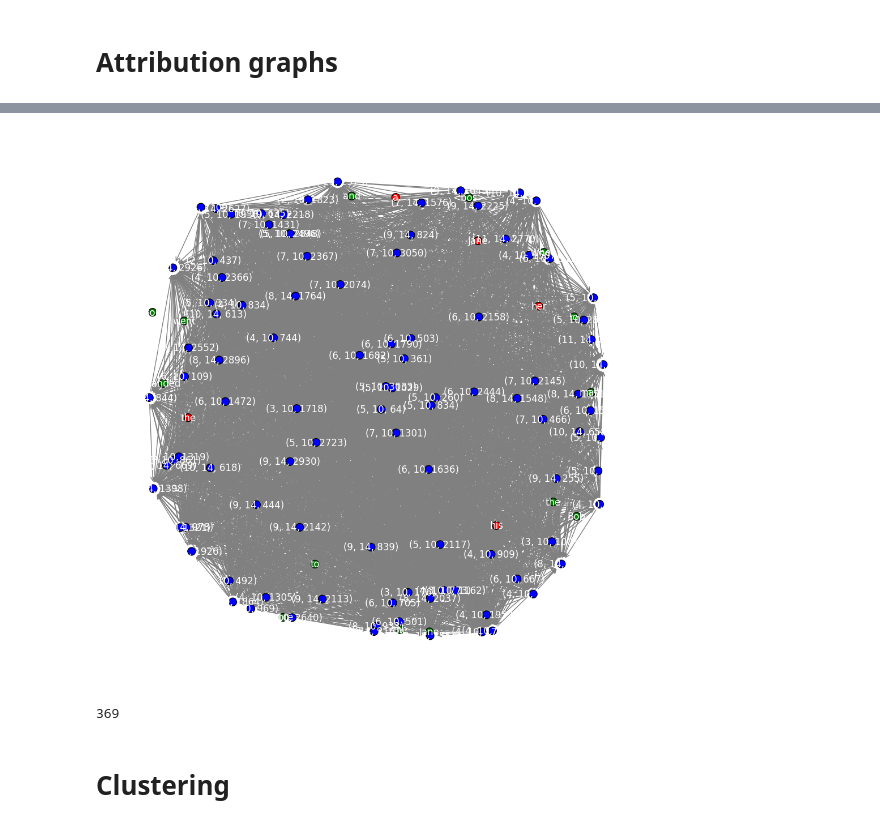
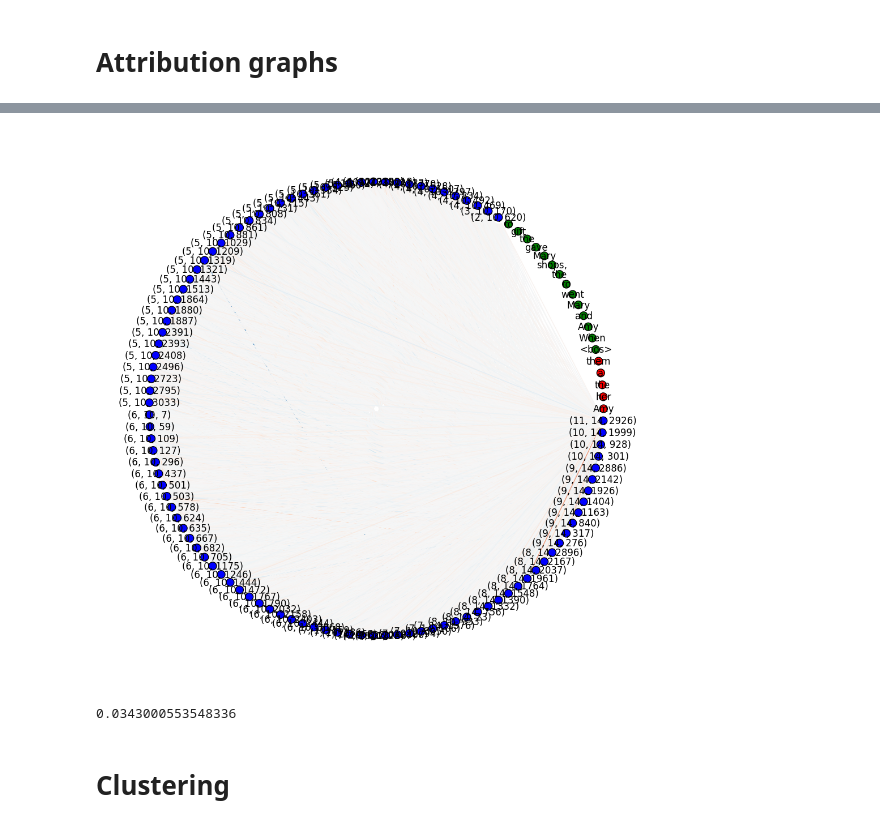
Before and after one commit to D4niel0s/NLP_project_circuits, a Jupyter notebook: neuron-clusters-influence.ipynb, the cells around one changed output, grey strips where cells are left out. Drawn from its saved outputs; the diff is of its cells as text; code cells hidden in the pictures.

Commit message:
Attr graphs. edge colors

```diff
--- a/neuron-clusters-influence.ipynb
+++ b/neuron-clusters-influence.ipynb
@@ -602,40 +602,52 @@ for l,pos in unique_rows:
 # %%
 import networkx as nx
 import matplotlib.pyplot as plt
 
 # --- (you already have G built) ---
 plt.figure(figsize=(10, 10))  # Adjust depending on node count
 
 # 1. Compute a layout for all nodes
-pos = nx.spring_layout(G, k=0.15, iterations=20)
-
+# pos = nx.spring_layout(G, k=0.15, iterations=20)
+pos = nx.circular_layout(G, scale=2.0)
 # 2. Extract the per-node colors and labels
 node_colors = [
     G.nodes[n].get('color', 'gray')   # fallback color = 'gray'
     for n in G.nodes()
 ]
 
+weight_width = [
+    abs(G[u][v]['weight'])
+    for u,v in G.edges()
+]
+
+edge_colors = [
+    plt.cm.RdBu((G[u][v]['weight'] + 1) / 2)
+    for u,v in G.edges()
+]
+
 node_labels = nx.get_node_attributes(G, 'label')  # maps node → label
 
 # 3. Draw nodes and edges
-nx.draw_networkx_edges(G, pos, arrowstyle='->', arrowsize=12, edge_color='gray')
+nx.draw_networkx_edges(G, pos, arrowstyle='->', arrowsize=12, edge_color=edge_colors)
 nx.draw_networkx_nodes(G, pos,
                        node_color=node_colors,
                        node_size=100,  # smaller size
                        edgecolors='black')
 
 # 4. Draw labels pulled from your 'label' attribute
-nx.draw_networkx_labels(G, pos, labels=node_labels, font_color='white')
+nx.draw_networkx_labels(G, pos, labels=node_labels, font_color='black')
 
 plt.axis('off')
 plt.tight_layout()
 plt.show()
 # %% [output]
-[figure, old version]
+[figure, new version]
-# %%
-G.number_of_nodes()
-# %% [output]
-369
+# %%
+for u,v in G.edges():
+    abs(G[u][v]['weight'])
+abs(G[u][v]['weight'])
+# %% [output]
+0.0343000553548336
 # %% [markdown]
 # Clustering
 # %%
```
Also changed, not shown: parts of 2 cells of this notebook.
